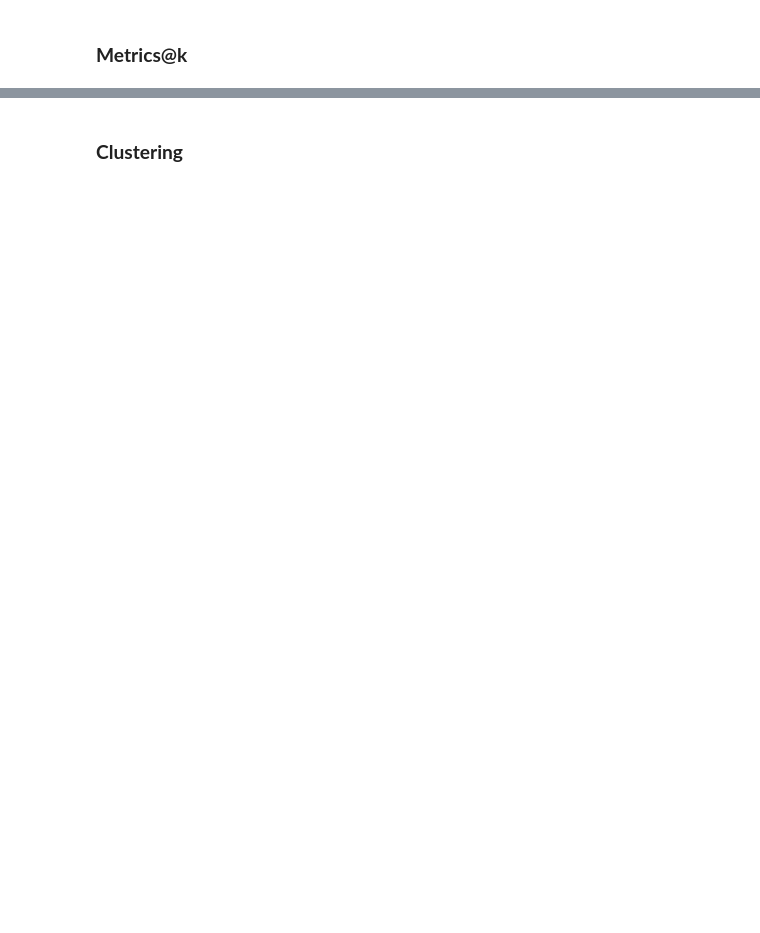
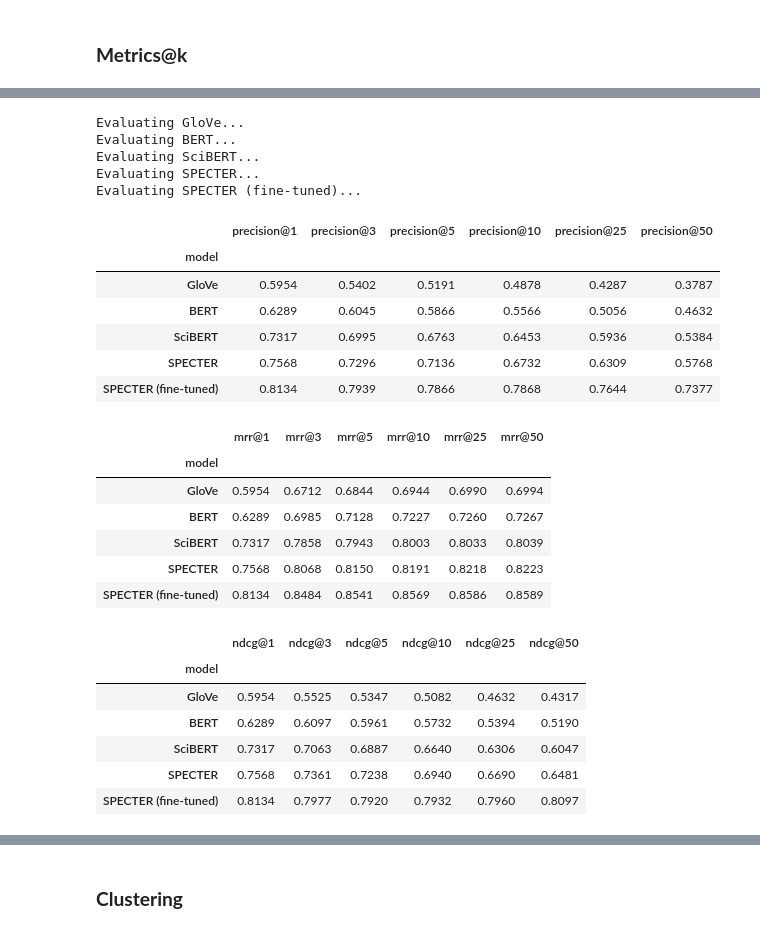
Before and after one commit to nadrajak/arxiv-semantic-search, a Jupyter notebook: notebooks/2-arxiv-evaluation.ipynb, the cells around one changed output, grey strips where cells are left out. Saved outputs shown, nothing was run; the diff lists cells and outputs as text; code cells hidden in the pictures; blank space fills up the shorter version.

```diff
--- a/notebooks/2-arxiv-evaluation.ipynb
+++ b/notebooks/2-arxiv-evaluation.ipynb
@@ -257,0 +284,32 @@ The fine-tuning improvement seems almost too good. But we belive it to be reason
+# %%
+# Define top-k values
+top_k = [1, 3, 5, 10, 25, 50]
+
+# Create information retrieval evaluator
+ir_evaluator = InformationRetrievalEvaluator(
+    queries=queries,
+    corpus=corpus,
+    relevant_docs=relevant_docs,
+    # corpus_chunk_size=500,
+    accuracy_at_k=top_k,
+    precision_recall_at_k=top_k,
+    map_at_k=top_k,
+    mrr_at_k=top_k,
+    ndcg_at_k=top_k,
+)
+# %%
+# Evaluate each model
+retrieval_results = []
+for model, model_name in zip(models, model_pretty_names):
+    print(f"Evaluating {model_name}...")
+    result = ir_evaluator(model, output_path=None)
+    result['model'] = model_name
+    retrieval_results.append(result)
+
+retrieval_results_df = pd.DataFrame(retrieval_results).set_index('model')
+# %% [output]
+Evaluating GloVe...
+Evaluating BERT...
+Evaluating SciBERT...
+Evaluating SPECTER...
+Evaluating SPECTER (fine-tuned)...
@@ -257,0 +327,26 @@ The fine-tuning improvement seems almost too good. But we belive it to be reason
+# %%
+display(precision_df.round(4))
+display(mrr_df.round(4))
+display(ndcg_df.round(4))
+# %% [output]
+|  | precision@1 | precision@3 | precision@5 | precision@10 | precision@25 | precision@50 |
+| model |  |  |  |  |  |  |
+| GloVe | 0.5954 | 0.5402 | 0.5191 | 0.4878 | 0.4287 | 0.3787 |
+| BERT | 0.6289 | 0.6045 | 0.5866 | 0.5566 | 0.5056 | 0.4632 |
+| SciBERT | 0.7317 | 0.6995 | 0.6763 | 0.6453 | 0.5936 | 0.5384 |
+| SPECTER | 0.7568 | 0.7296 | 0.7136 | 0.6732 | 0.6309 | 0.5768 |
+| SPECTER (fine-tuned) | 0.8134 | 0.7939 | 0.7866 | 0.7868 | 0.7644 | 0.7377 |
+|  | mrr@1 | mrr@3 | mrr@5 | mrr@10 | mrr@25 | mrr@50 |
+| model |  |  |  |  |  |  |
+| GloVe | 0.5954 | 0.6712 | 0.6844 | 0.6944 | 0.6990 | 0.6994 |
+| BERT | 0.6289 | 0.6985 | 0.7128 | 0.7227 | 0.7260 | 0.7267 |
+| SciBERT | 0.7317 | 0.7858 | 0.7943 | 0.8003 | 0.8033 | 0.8039 |
+| SPECTER | 0.7568 | 0.8068 | 0.8150 | 0.8191 | 0.8218 | 0.8223 |
+| SPECTER (fine-tuned) | 0.8134 | 0.8484 | 0.8541 | 0.8569 | 0.8586 | 0.8589 |
+|  | ndcg@1 | ndcg@3 | ndcg@5 | ndcg@10 | ndcg@25 | ndcg@50 |
+| model |  |  |  |  |  |  |
+| GloVe | 0.5954 | 0.5525 | 0.5347 | 0.5082 | 0.4632 | 0.4317 |
+| BERT | 0.6289 | 0.6097 | 0.5961 | 0.5732 | 0.5394 | 0.5190 |
+| SciBERT | 0.7317 | 0.7063 | 0.6887 | 0.6640 | 0.6306 | 0.6047 |
+| SPECTER | 0.7568 | 0.7361 | 0.7238 | 0.6940 | 0.6690 | 0.6481 |
+| SPECTER (fine-tuned) | 0.8134 | 0.7977 | 0.7920 | 0.7932 | 0.7960 | 0.8097 |
```
Also changed, not shown: parts of 20 cells of this notebook.
